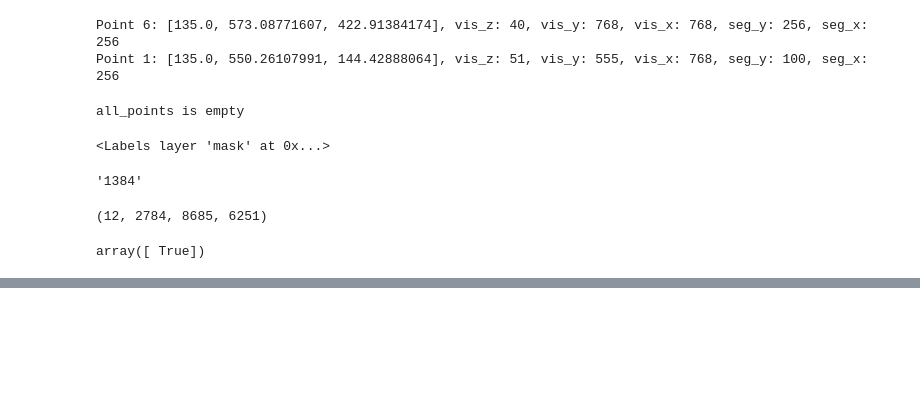
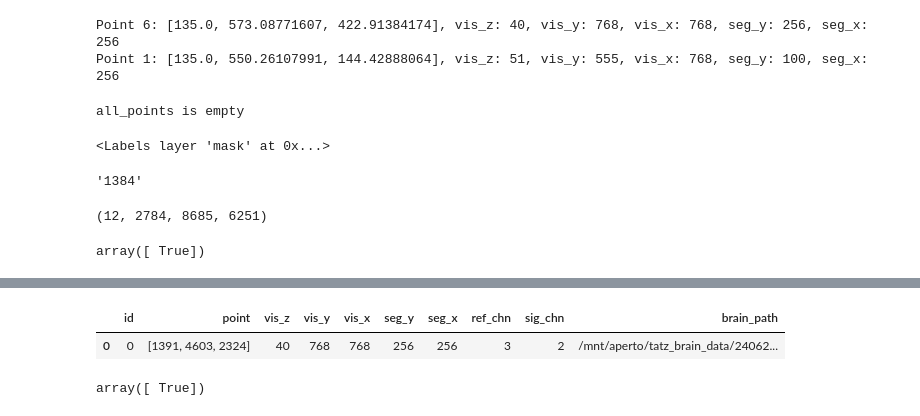
Before and after one commit to yin-n/zencell_plugin, a Jupyter notebook: src/zencell/zencell_model/data_precess.ipynb, the cells around one changed output, grey strips where cells are left out. Saved outputs shown, nothing was run; the diff lists cells and outputs as text; code cells hidden in the pictures; blank space fills up the shorter version.

```diff
--- a/src/zencell/zencell_model/data_precess.ipynb
+++ b/src/zencell/zencell_model/data_precess.ipynb
@@ -492,0 +602,8 @@ array([ True])
+# %%
+import pandas as pd
+df = pd.read_csv('/mnt/aperto/yin/zencell_plugin/meta_info/current_points.csv')
+# %%
+df
+# %% [output]
+|  | id | point | vis_z | vis_y | vis_x | seg_y | seg_x | ref_chn | sig_chn | brain_path |
+| 0 | 0 | [1391, 4603, 2324] | 40 | 768 | 768 | 256 | 256 | 3 | 2 | /mnt/aperto/tatz_brain_data/24062... |
@@ -492,0 +622,4 @@ array([ True])
+# %%
+np.unique(block1[20] == image[1])
+# %% [output]
+array([ True])
```
Also changed, not shown: parts of 11 cells of this notebook, 9 other files.
